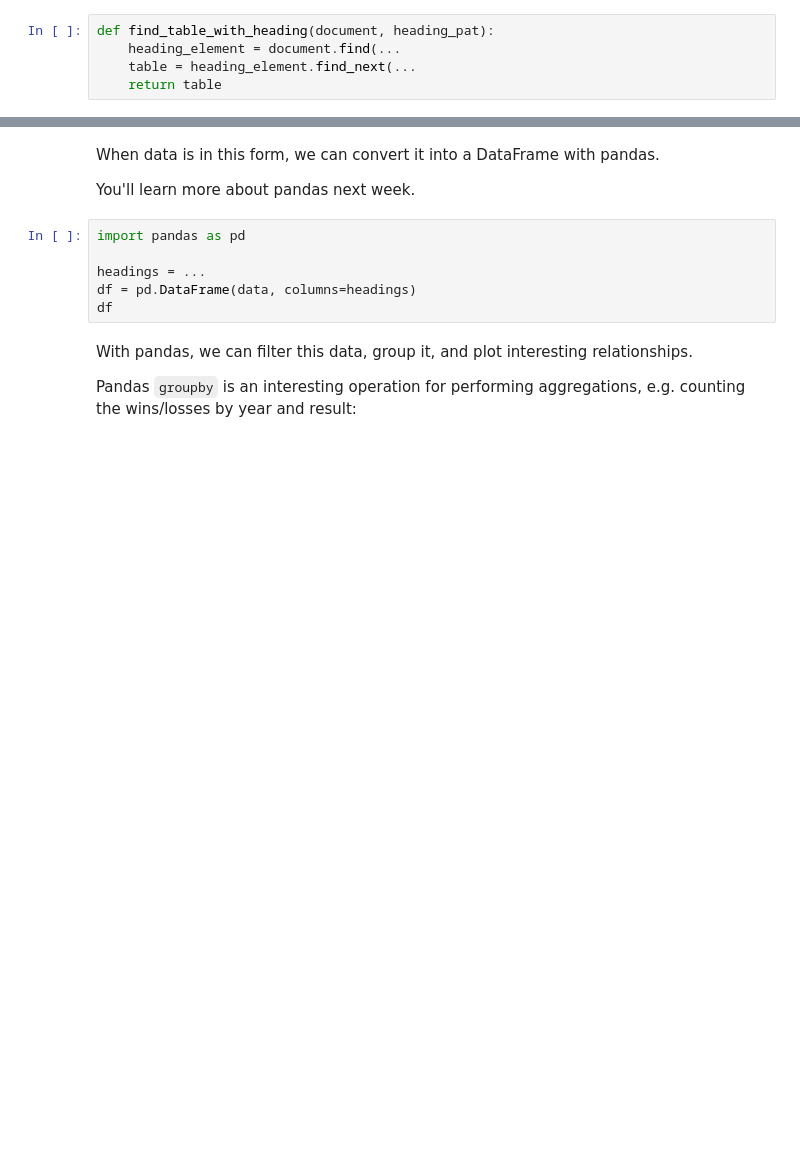
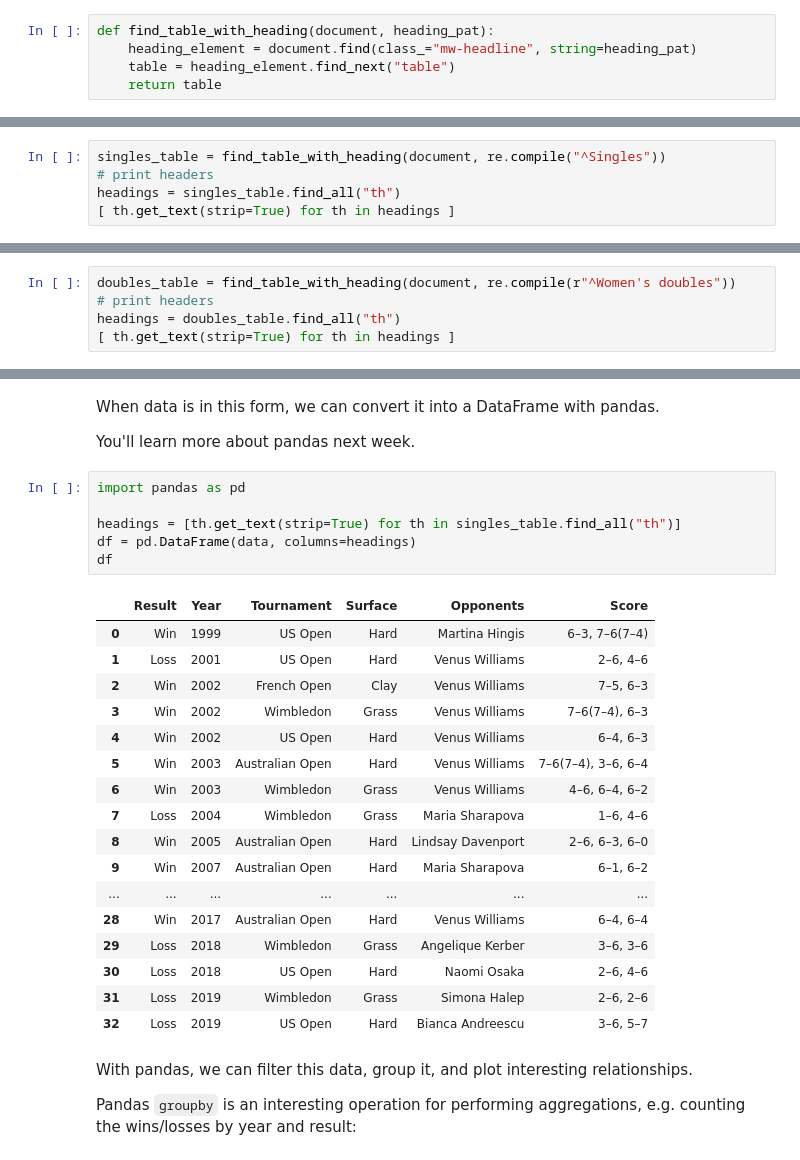
Before and after one commit to UiO-IN3110/UiO-IN3110.github.io, a Jupyter notebook: lectures/07-web-programming/Web scraping.ipynb, the cells around one changed output, grey strips where cells are left out. Cells and saved outputs as stored; diff of their text form; blank space fills up the shorter version.

```diff
--- a/lectures/07-web-programming/Web scraping.ipynb
+++ b/lectures/07-web-programming/Web scraping.ipynb
@@ -178,6 +338,6 @@ singles_heading.find_next(...
 Now, our tables of interest are the first two result tables for "Singles" and "Women's doubles". We write a small helper function that returns a table with a given heading:
 # %%
 def find_table_with_heading(document, heading_pat):
-    heading_element = document.find(...
-    table = heading_element.find_next(...
+    heading_element = document.find(class_="mw-headline", string=heading_pat)
+    table = heading_element.find_next("table")
     return table
@@ -186,0 +344,5 @@ singles_table = find_table_with_heading(document, ...)
+# %%
+singles_table = find_table_with_heading(document, re.compile("^Singles"))
+# print headers
+headings = singles_table.find_all("th")
+[ th.get_text(strip=True) for th in headings ]
@@ -191,0 +353,5 @@ doubles_table = find_table_with_heading(document, ...)
+# %%
+doubles_table = find_table_with_heading(document, re.compile(r"^Women's doubles"))
+# print headers
+headings = doubles_table.find_all("th")
+[ th.get_text(strip=True) for th in headings ]
@@ -217,9 +416,27 @@ You'll learn more about pandas next week.
 # %%
 import pandas as pd
 
-headings = ...
+headings = [th.get_text(strip=True) for th in singles_table.find_all("th")]
 df = pd.DataFrame(data, columns=headings)
 df
+# %% [output]
+|  | Result | Year | Tournament | Surface | Opponents | Score |
+| 0 | Win | 1999 | US Open | Hard | Martina Hingis | 6–3, 7–6(7–4) |
+| 1 | Loss | 2001 | US Open | Hard | Venus Williams | 2–6, 4–6 |
+| 2 | Win | 2002 | French Open | Clay | Venus Williams | 7–5, 6–3 |
+| 3 | Win | 2002 | Wimbledon | Grass | Venus Williams | 7–6(7–4), 6–3 |
+| 4 | Win | 2002 | US Open | Hard | Venus Williams | 6–4, 6–3 |
+| 5 | Win | 2003 | Australian Open | Hard | Venus Williams | 7–6(7–4), 3–6, 6–4 |
+| 6 | Win | 2003 | Wimbledon | Grass | Venus Williams | 4–6, 6–4, 6–2 |
+| 7 | Loss | 2004 | Wimbledon | Grass | Maria Sharapova | 1–6, 4–6 |
+| 8 | Win | 2005 | Australian Open | Hard | Lindsay Davenport | 2–6, 6–3, 6–0 |
+| 9 | Win | 2007 | Australian Open | Hard | Maria Sharapova | 6–1, 6–2 |
+| ... | ... | ... | ... | ... | ... | ... |
+| 28 | Win | 2017 | Australian Open | Hard | Venus Williams | 6–4, 6–4 |
+| 29 | Loss | 2018 | Wimbledon | Grass | Angelique Kerber | 3–6, 3–6 |
+| 30 | Loss | 2018 | US Open | Hard | Naomi Osaka | 2–6, 4–6 |
+| 31 | Loss | 2019 | Wimbledon | Grass | Simona Halep | 2–6, 2–6 |
+| 32 | Loss | 2019 | US Open | Hard | Bianca Andreescu | 3–6, 5–7 |
 # %% [markdown]
 With pandas, we can filter this data, group it, and plot interesting relationships.
 
```
Also changed, not shown: parts of 41 cells of this notebook.
